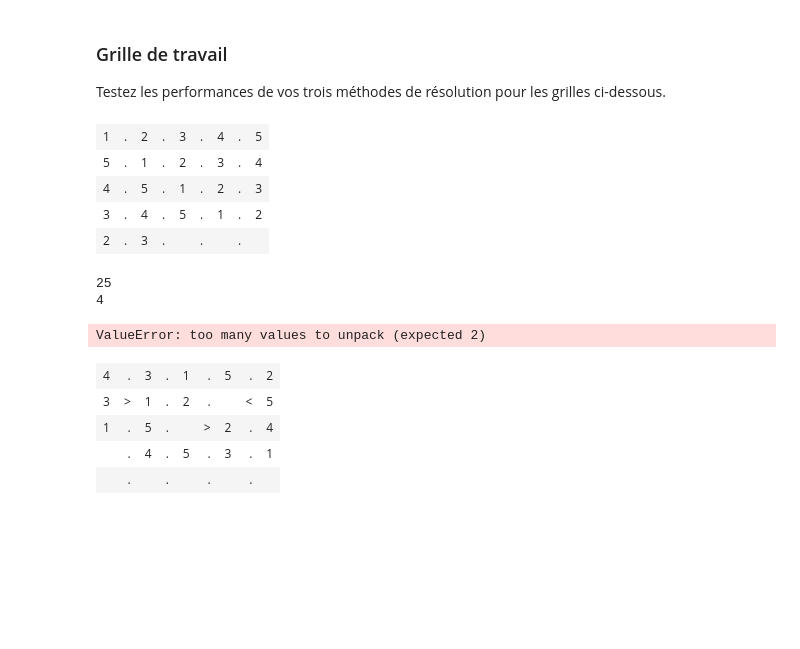
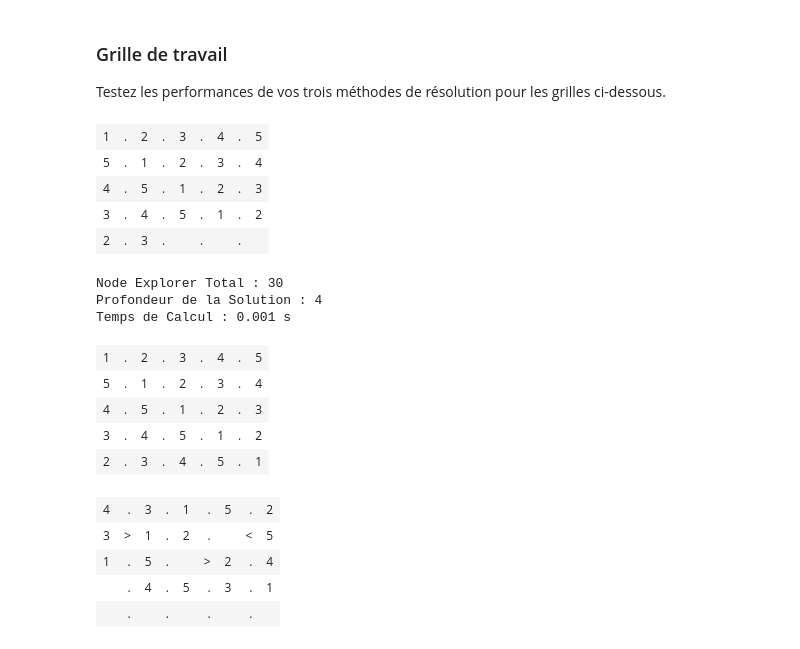
Before and after one commit to gregoire-scolaire/m1-s2-ai, a Jupyter notebook: exam/TP_note.ipynb, the cells around one changed output. Saved outputs shown, nothing was run; the diff lists cells and outputs as text; code cells hidden in the pictures; blank space fills up the shorter version.

```diff
--- a/exam/TP_note.ipynb
+++ b/exam/TP_note.ipynb
@@ -373,39 +373,47 @@ problem1 = Futoshiki(grille1, constrainte1)
 visualize_state(grille1,problem1)
 
 import time
 
 start_time = time.time()
 
 total_deep = 0
 total_exp = 0
+
+# ce serais possible d'opti sans dupliquer le code mais le ctp est assez dur comme sa xD sinon c'est un super case tête
 while problem1.is_goal(grille1) != True :
   node, chf, exp = breadth_first_search(problem1)
   total_deep += node.depth
   total_exp += exp
   grille1 = problem1.result(grille1, node.action)
   problem1 = Futoshiki(grille1, constrainte1)
 
-node, chf = breadth_first_search(problem1)
+node, chf, exp = breadth_first_search(problem1)
 total_deep += node.depth
 total_exp += exp
 grille1 = problem1.result(grille1, node.action)
 problem1 = Futoshiki(grille1, constrainte1)
 
 
 time = time.time() - start_time
-print("Profondeur de solution :", total_deep)
-print("Temps de calcul :", round(time,3), "s")
+print("Node Explorer Total :", total_exp)
+print("Profondeur de la Solution :", total_deep)
+print("Temps de Calcul :", round(time,3), "s")
 
 visualize_state(grille1,problem1)
 # %% [output]
 | 1 | . | 2 | . | 3 | . | 4 | . | 5 |
 | 5 | . | 1 | . | 2 | . | 3 | . | 4 |
 | 4 | . | 5 | . | 1 | . | 2 | . | 3 |
 | 3 | . | 4 | . | 5 | . | 1 | . | 2 |
 | 2 | . | 3 | . |  | . |  | . |  |
-25
-4
+Node Explorer Total : 30
+Profondeur de la Solution : 4
+Temps de Calcul : 0.001 s
-ValueError: too many values to unpack (expected 2)
+| 1 | . | 2 | . | 3 | . | 4 | . | 5 |
+| 5 | . | 1 | . | 2 | . | 3 | . | 4 |
+| 4 | . | 5 | . | 1 | . | 2 | . | 3 |
+| 3 | . | 4 | . | 5 | . | 1 | . | 2 |
+| 2 | . | 3 | . | 4 | . | 5 | . | 1 |
 # %%
 
 grille2 = [[4,3,1,5,2],[3,1,2,0,5],[1,5,0,2,4],[0,4,5,3,1],[0,0,0,0,0]]
```
